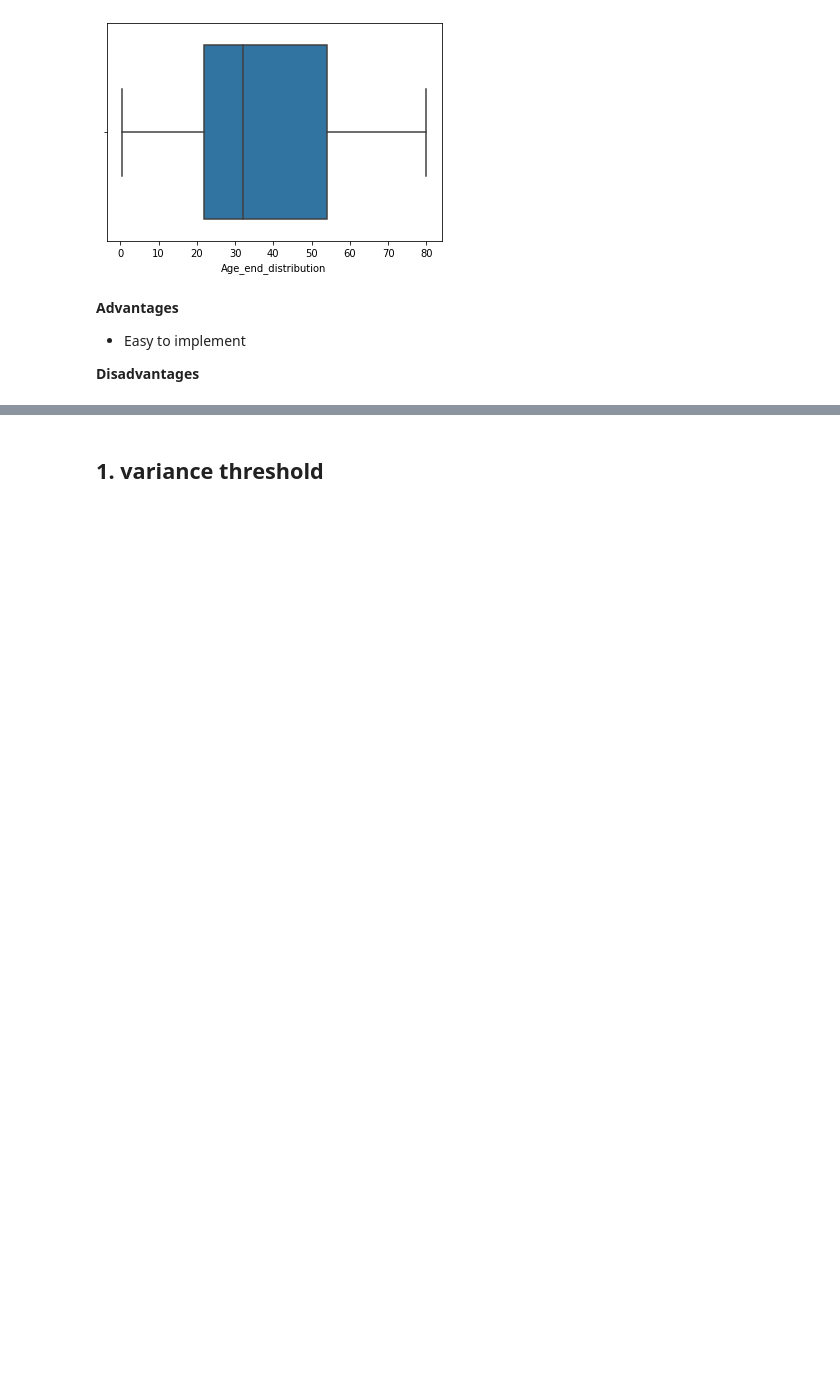
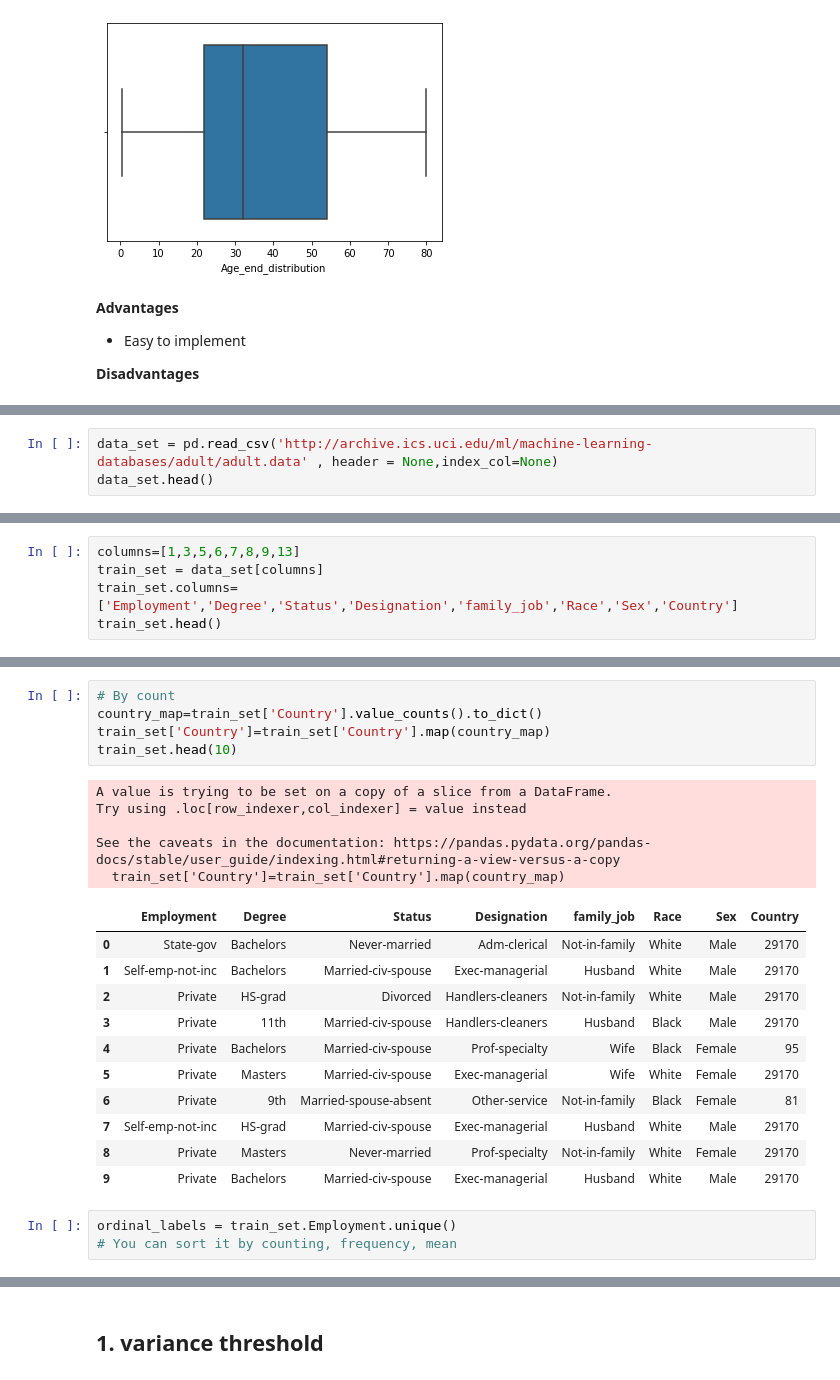
Before and after one commit to bele99/Data-Science-Project, a Jupyter notebook: Feature_Selection.ipynb, the cells around one changed output, grey strips where cells are left out. Saved outputs shown, nothing was run; the diff lists cells and outputs as text; blank space fills up the shorter version.

```diff
--- a/Feature_Selection.ipynb
+++ b/Feature_Selection.ipynb
@@ -232,0 +387,3 @@ sns.boxplot(x=df['Age_end_distribution'])
+# %%
+data_set = pd.read_csv('http://archive.ics.uci.edu/ml/machine-learning-databases/adult/adult.data' , header = None,index_col=None)
+data_set.head()
@@ -232,0 +397,5 @@ sns.boxplot(x=df['Age_end_distribution'])
+# %%
+columns=[1,3,5,6,7,8,9,13]
+train_set = data_set[columns]
+train_set.columns=['Employment','Degree','Status','Designation','family_job','Race','Sex','Country']
+train_set.head()
@@ -232,0 +421,25 @@ sns.boxplot(x=df['Age_end_distribution'])
+# %%
+# By count
+country_map=train_set['Country'].value_counts().to_dict()
+train_set['Country']=train_set['Country'].map(country_map)
+train_set.head(10)
+# %% [output]
+A value is trying to be set on a copy of a slice from a DataFrame.
+Try using .loc[row_indexer,col_indexer] = value instead
+
+See the caveats in the documentation: https://pandas.pydata.org/pandas-docs/stable/user_guide/indexing.html#returning-a-view-versus-a-copy
+  train_set['Country']=train_set['Country'].map(country_map)
+|  | Employment | Degree | Status | Designation | family_job | Race | Sex | Country |
+| 0 | State-gov | Bachelors | Never-married | Adm-clerical | Not-in-family | White | Male | 29170 |
+| 1 | Self-emp-not-inc | Bachelors | Married-civ-spouse | Exec-managerial | Husband | White | Male | 29170 |
+| 2 | Private | HS-grad | Divorced | Handlers-cleaners | Not-in-family | White | Male | 29170 |
+| 3 | Private | 11th | Married-civ-spouse | Handlers-cleaners | Husband | Black | Male | 29170 |
+| 4 | Private | Bachelors | Married-civ-spouse | Prof-specialty | Wife | Black | Female | 95 |
+| 5 | Private | Masters | Married-civ-spouse | Exec-managerial | Wife | White | Female | 29170 |
+| 6 | Private | 9th | Married-spouse-absent | Other-service | Not-in-family | Black | Female | 81 |
+| 7 | Self-emp-not-inc | HS-grad | Married-civ-spouse | Exec-managerial | Husband | White | Male | 29170 |
+| 8 | Private | Masters | Never-married | Prof-specialty | Not-in-family | White | Female | 29170 |
+| 9 | Private | Bachelors | Married-civ-spouse | Exec-managerial | Husband | White | Male | 29170 |
+# %%
+ordinal_labels = train_set.Employment.unique()
+# You can sort it by counting, frequency, mean
```
Also changed, not shown: parts of 37 cells of this notebook.
